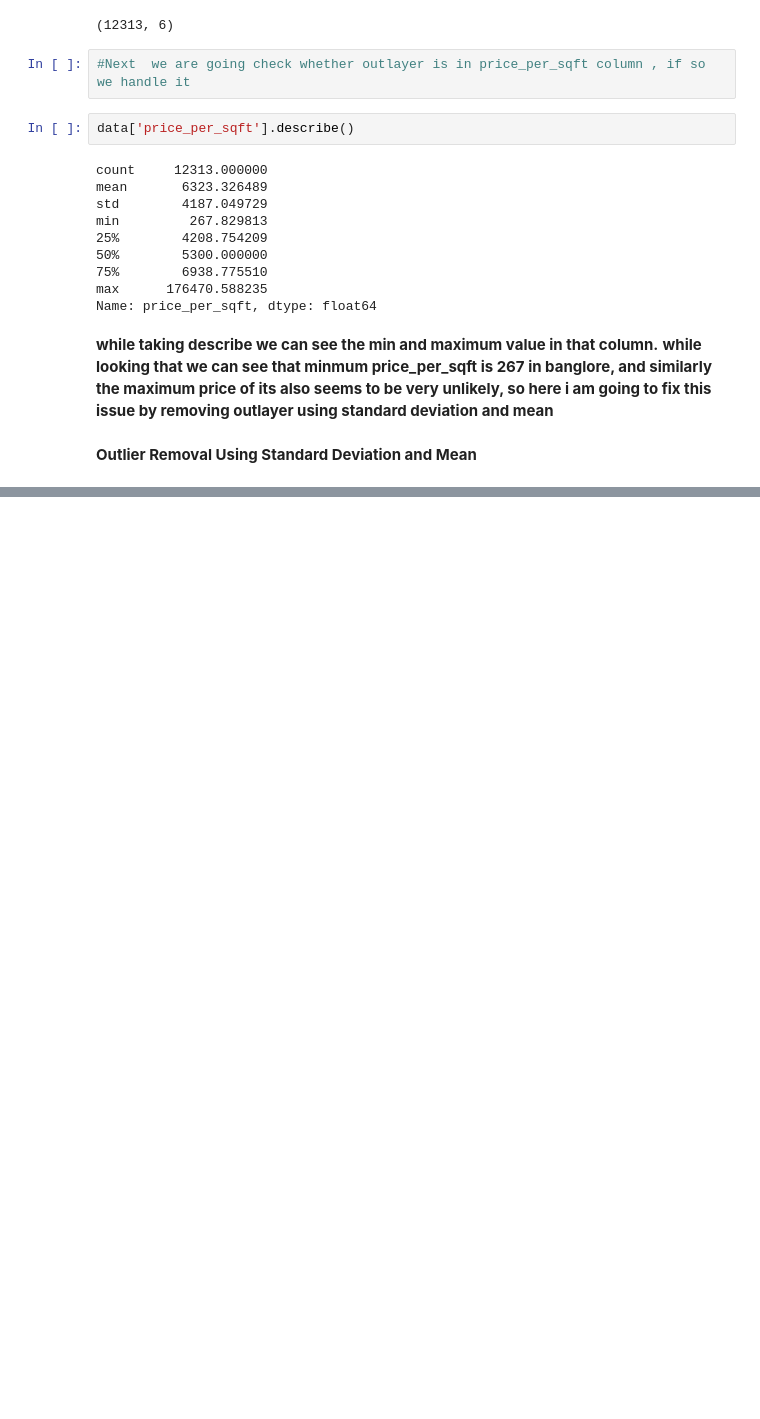
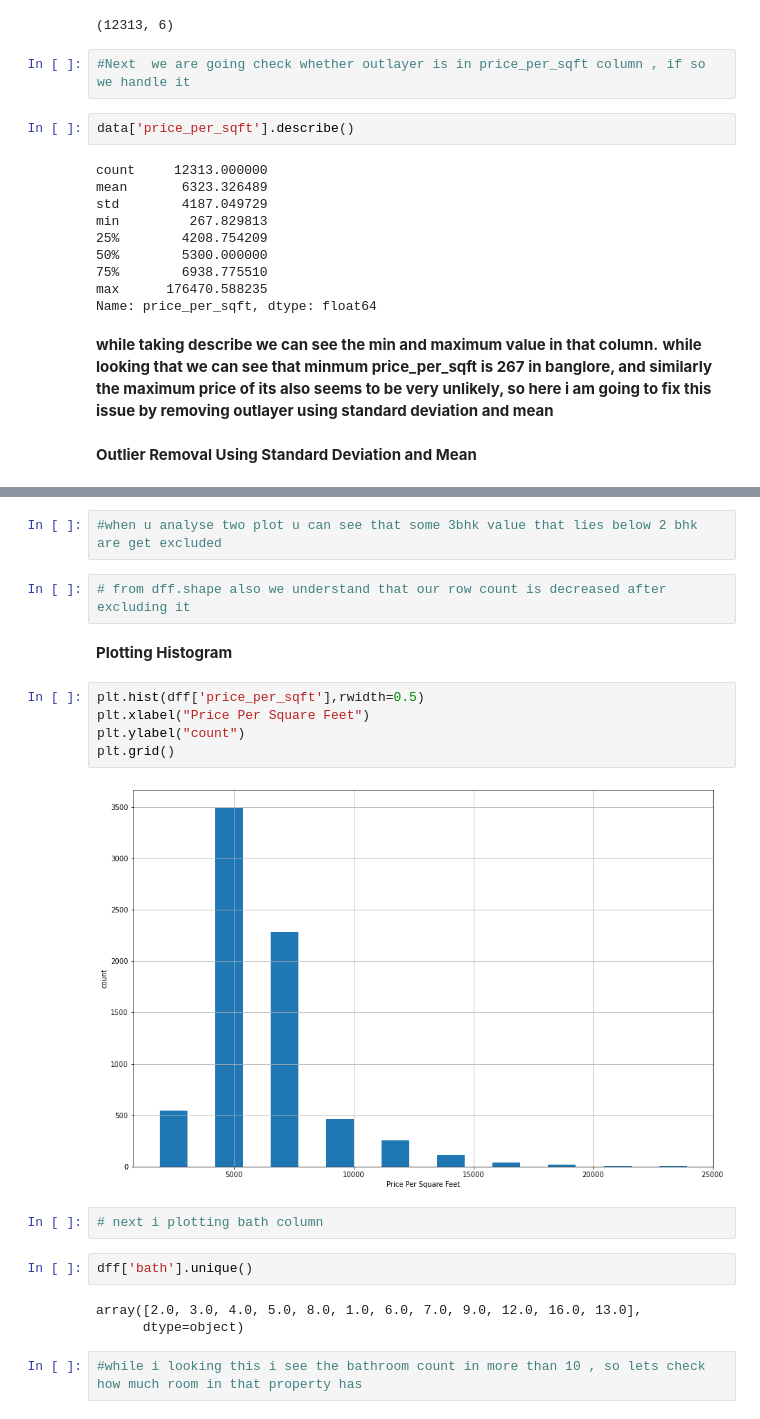
Before and after one commit to thekurup/bengaluruhousepriceprediction, a Jupyter notebook: houseprice.ipynb, the cells around one changed output, grey strips where cells are left out. Saved outputs shown, nothing was run; the diff lists cells and outputs as text; blank space fills up the shorter version.

```diff
--- a/houseprice.ipynb
+++ b/houseprice.ipynb
@@ -547,0 +683,22 @@ to fix this issue by removing outlayer using standard deviation and mean**
+# %%
+#when u analyse two plot u can see that some 3bhk value that lies below 2 bhk are get excluded
+# %%
+# from dff.shape also we understand that our row count is decreased after excluding it
+# %% [markdown]
+**Plotting Histogram**
+# %%
+plt.hist(dff['price_per_sqft'],rwidth=0.5)
+plt.xlabel("Price Per Square Feet")
+plt.ylabel("count")
+plt.grid()
+# %% [output]
+[figure, added]
+# %%
+# next i plotting bath column
+# %%
+dff['bath'].unique()
+# %% [output]
+array([2.0, 3.0, 4.0, 5.0, 8.0, 1.0, 6.0, 7.0, 9.0, 12.0, 16.0, 13.0],
+      dtype=object)
+# %%
+#while i looking this i see the bathroom count in more than 10 , so lets check how much room in that property has
```
Also changed, not shown: parts of 42 cells of this notebook.
